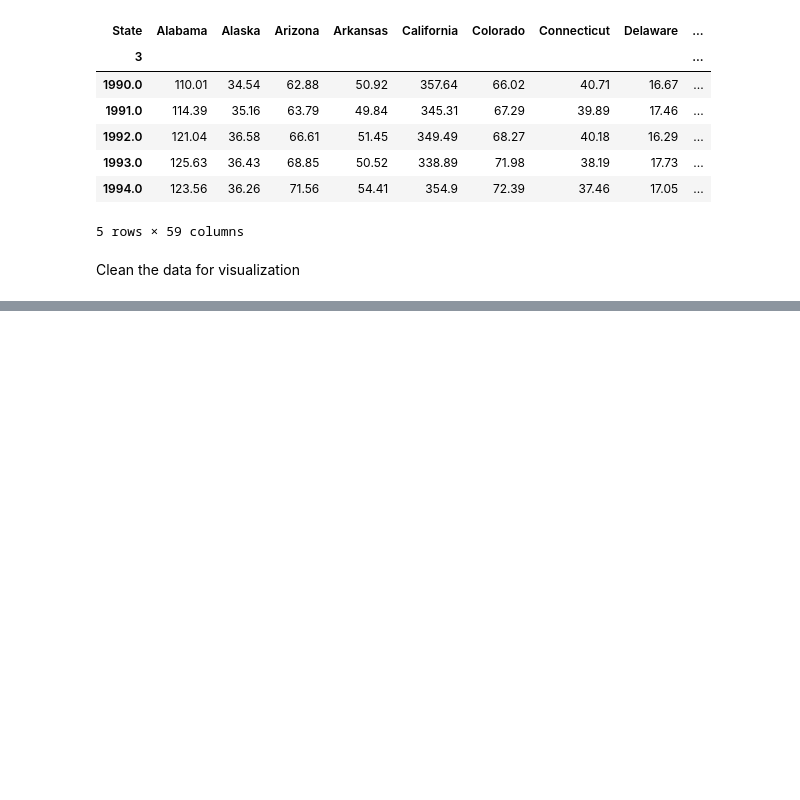
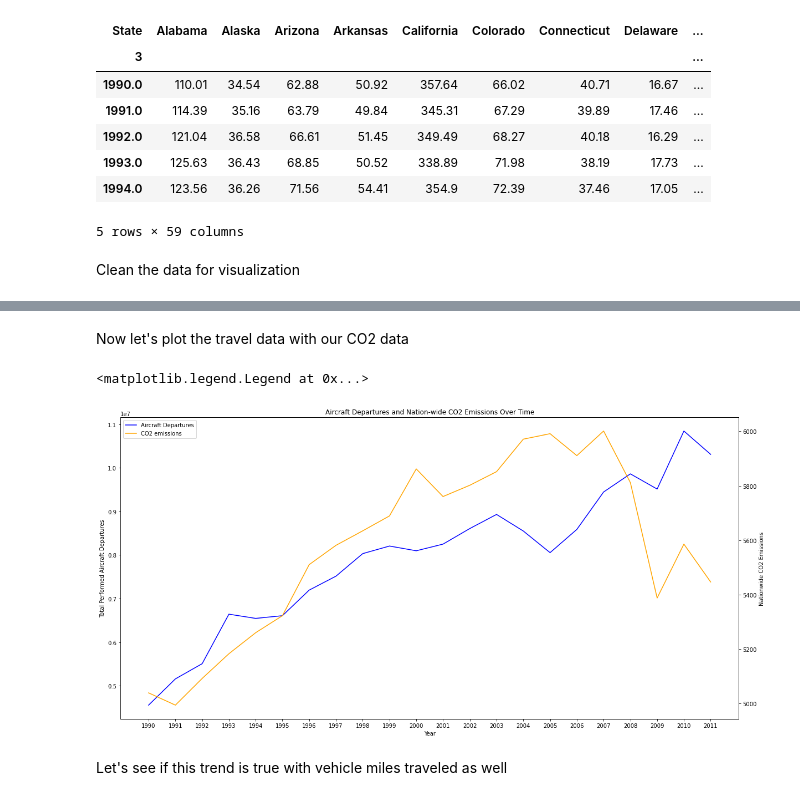
Before and after one commit to baileywellen/COVID-environmental-impact, a Jupyter notebook: EDA_Transportation_CO2.ipynb, the cells around one changed output, grey strips where cells are left out. Cells and saved outputs as stored; diff of their text form; code cells hidden in the pictures; blank space fills up the shorter version.

Commit message:
additional EDA
cleaned ozone data and uploaded, did additional python analysis preparing for spatial analysis. Compared transportation trends with CO2 emissions

```diff
--- a/EDA_Transportation_CO2.ipynb
+++ b/EDA_Transportation_CO2.ipynb
@@ -246,0 +267,19 @@ s
+# %%
+#remove the null first row
+air_header = air_before_2009.iloc[0] #grab the first row for the header
+air_before_2009 = air_before_2009[1:] #take the data less the header row
+air_before_2009.columns = air_header #set the header row as the df header
+# %%
+#flip the data so the years are each a row instead of columns
+air_data_flip = air_before_2009.transpose()
+air_flip_header = air_data_flip.iloc[0] #grab the first row for the header
+air_data_flip = air_data_flip[1:] #take the data less the header row
+air_data_flip.columns = air_flip_header #set the header row as the df header
+# %%
+#remove the commas from our numeric column
+air_data_flip['Total performeda'] = [str(air_data_flip.iloc[row, 1]).replace(',', '') for row in range(len(air_data_flip))]
+# %%
+air_data_flip.reset_index(inplace = True)
+
+#Make the state data end with our air data
+state_CO2_plot = state_CO2_plot[state_CO2_plot['Year'] <= 2011]
@@ -246,0 +304,27 @@ s
+# %% [markdown]
+Now let's plot the travel data with our CO2 data
+# %%
+figure2, air_travel_graph = plt.subplots(figsize=(20,10))
+air_travel_graph.plot(air_data_flip[0].astype(str), air_data_flip['Total performeda'].astype(float), label = "Aircraft Departures", color = "blue")
+
+CO2_state_graph = air_travel_graph.twinx()
+CO2_state_graph.plot(state_CO2_plot['Year'].astype(int).astype(str), state_CO2_plot['United States'].astype(float), label = "CO2 emissions" , color = "orange")
+
+CO2_state_graph.set_title('Aircraft Departures and Nation-wide CO2 Emissions Over Time')
+air_travel_graph.set_xlabel('Year')
+air_travel_graph.set_ylabel('Total Performed Aircraft Departures')
+CO2_state_graph.set_ylabel('Nationwide CO2 Emissions')
+
+#Plot the legened
+air_travel_lines, air_travel_labels = air_travel_graph.get_legend_handles_labels()
+CO2_state_lines, CO2_state_labels = CO2_state_graph.get_legend_handles_labels()
+
+air_CO2_lines = air_travel_lines + CO2_state_lines
+air_CO2_labels = air_travel_labels + CO2_state_labels
+
+air_travel_graph.legend(air_CO2_lines, air_CO2_labels, loc=0)
+# %% [output]
+<matplotlib.legend.Legend at 0x...>
+[figure, added]
+# %% [markdown]
+Let's see if this trend is true with vehicle miles traveled as well
```
Also changed, not shown: parts of 15 cells of this notebook, 22 other files.
